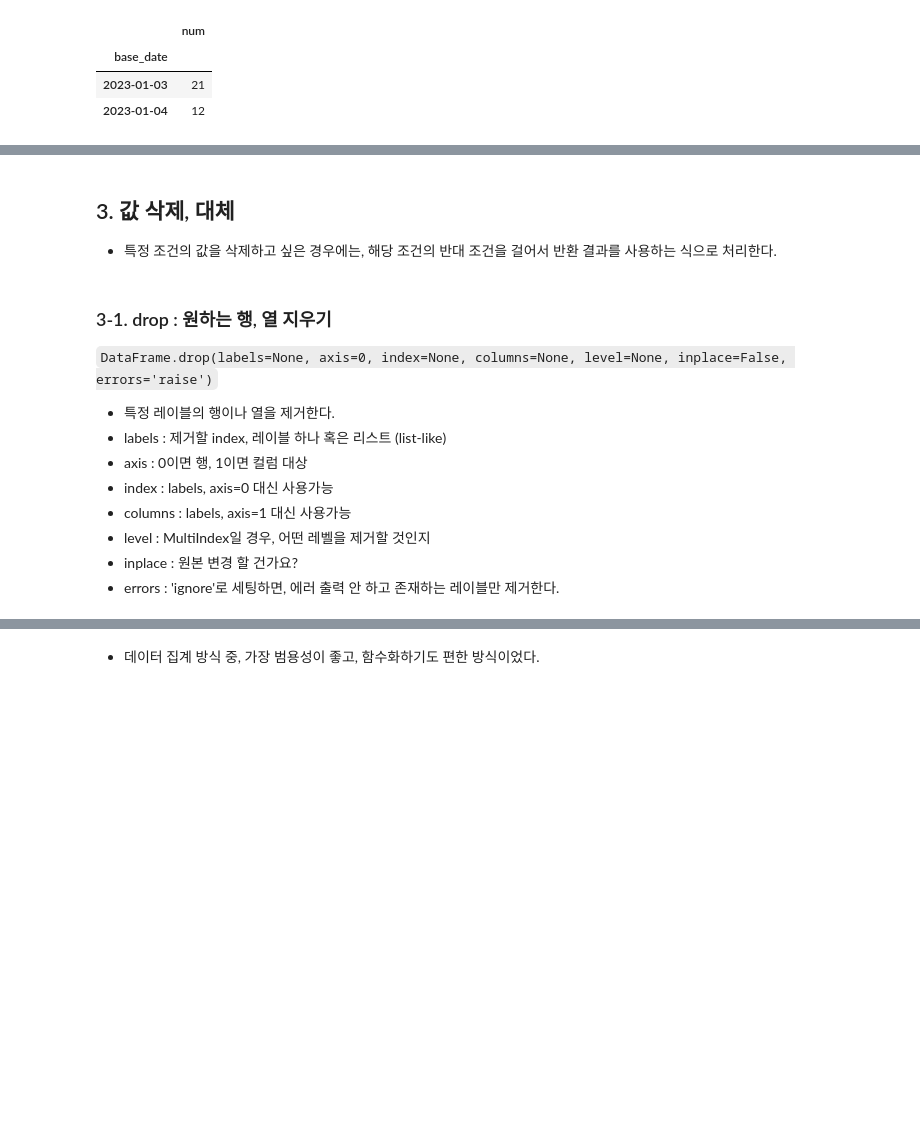
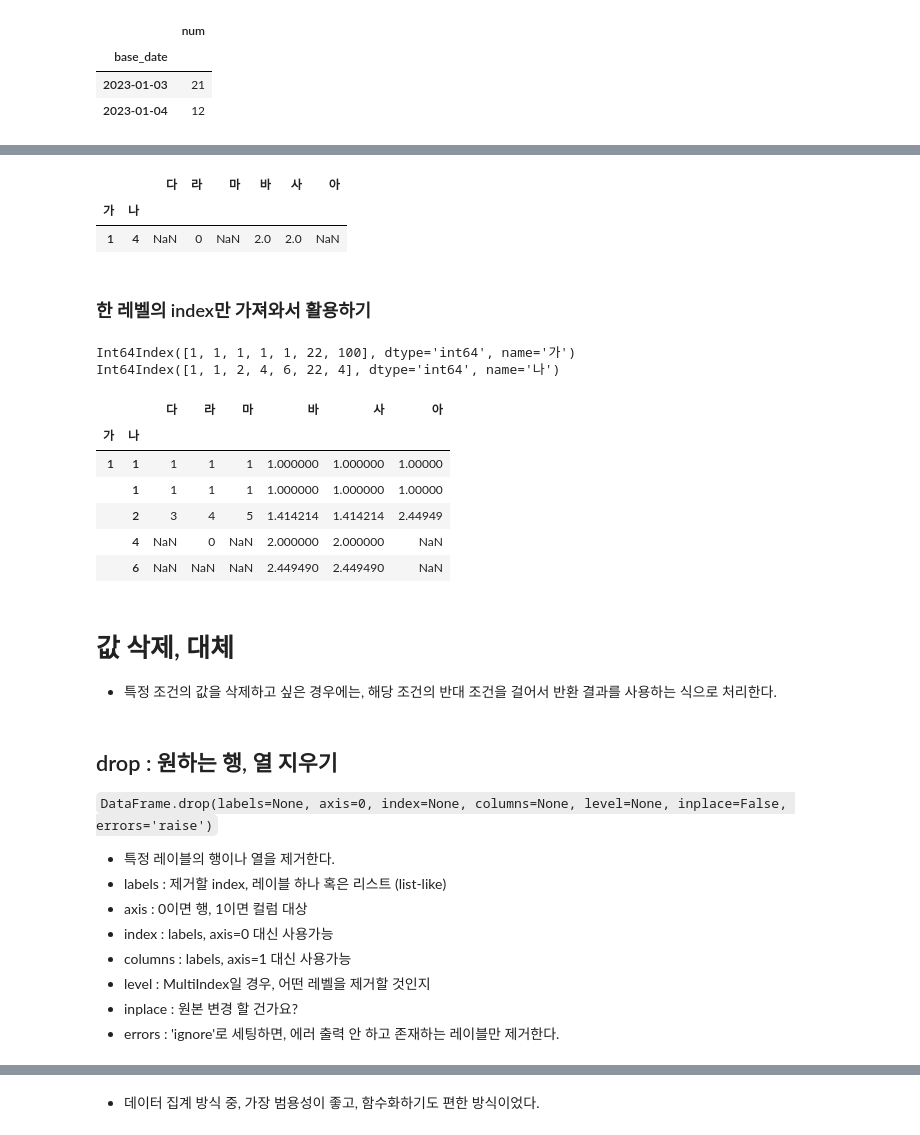
Before and after one commit to limyj0708/limyj0708.github.io, a Jupyter notebook: posts/2021-11-05-pandas_cheatsheet.ipynb, the cells around one changed output, grey strips where cells are left out. Drawn from its saved outputs; the diff is of its cells as text; code cells hidden in the pictures; blank space fills up the shorter version.

````diff
--- a/posts/2021-11-05-pandas_cheatsheet.ipynb
+++ b/posts/2021-11-05-pandas_cheatsheet.ipynb
@@ -626,8 +686,33 @@ level 컬럼 레벨 숫자로 세팅
+# %%
+df2.loc[(1,4),:]
+# %% [output]
+|  |  | 다 | 라 | 마 | 바 | 사 | 아 |
+| 가 | 나 |  |  |  |  |  |  |
+| 1 | 4 | NaN | 0 | NaN | 2.0 | 2.0 | NaN |
+# %% [markdown]
+### 한 레벨의 index만 가져와서 활용하기
+# %%
+print(df2.index.get_level_values(0))
+print(df2.index.get_level_values(1))
+# %% [output]
+Int64Index([1, 1, 1, 1, 1, 22, 100], dtype='int64', name='가')
+Int64Index([1, 1, 2, 4, 6, 22, 4], dtype='int64', name='나')
+# %%
+# 첫 번째 레벨의 index가 1인 행을 가져옴
+df2.loc[df2.index.get_level_values(0) == 1]
+# %% [output]
+|  |  | 다 | 라 | 마 | 바 | 사 | 아 |
+| 가 | 나 |  |  |  |  |  |  |
+| 1 | 1 | 1 | 1 | 1 | 1.000000 | 1.000000 | 1.00000 |
+|  | 1 | 1 | 1 | 1 | 1.000000 | 1.000000 | 1.00000 |
+|  | 2 | 3 | 4 | 5 | 1.414214 | 1.414214 | 2.44949 |
+|  | 4 | NaN | 0 | NaN | 2.000000 | 2.000000 | NaN |
+|  | 6 | NaN | NaN | NaN | 2.449490 | 2.449490 | NaN |
 # %% [markdown]
-## 3. 값 삭제, 대체
+# 값 삭제, 대체
  - 특정 조건의 값을 삭제하고 싶은 경우에는, 해당 조건의 반대 조건을 걸어서 반환 결과를 사용하는 식으로 처리한다.
 # %% [markdown]
-### 3-1. drop : 원하는 행, 열 지우기
+## drop : 원하는 행, 열 지우기
 ```DataFrame.drop(labels=None, axis=0, index=None, columns=None, level=None, inplace=False, errors='raise')```
 
 - 특정 레이블의 행이나 열을 제거한다.
````
Also changed, not shown: parts of 168 cells of this notebook, 3 other files.
